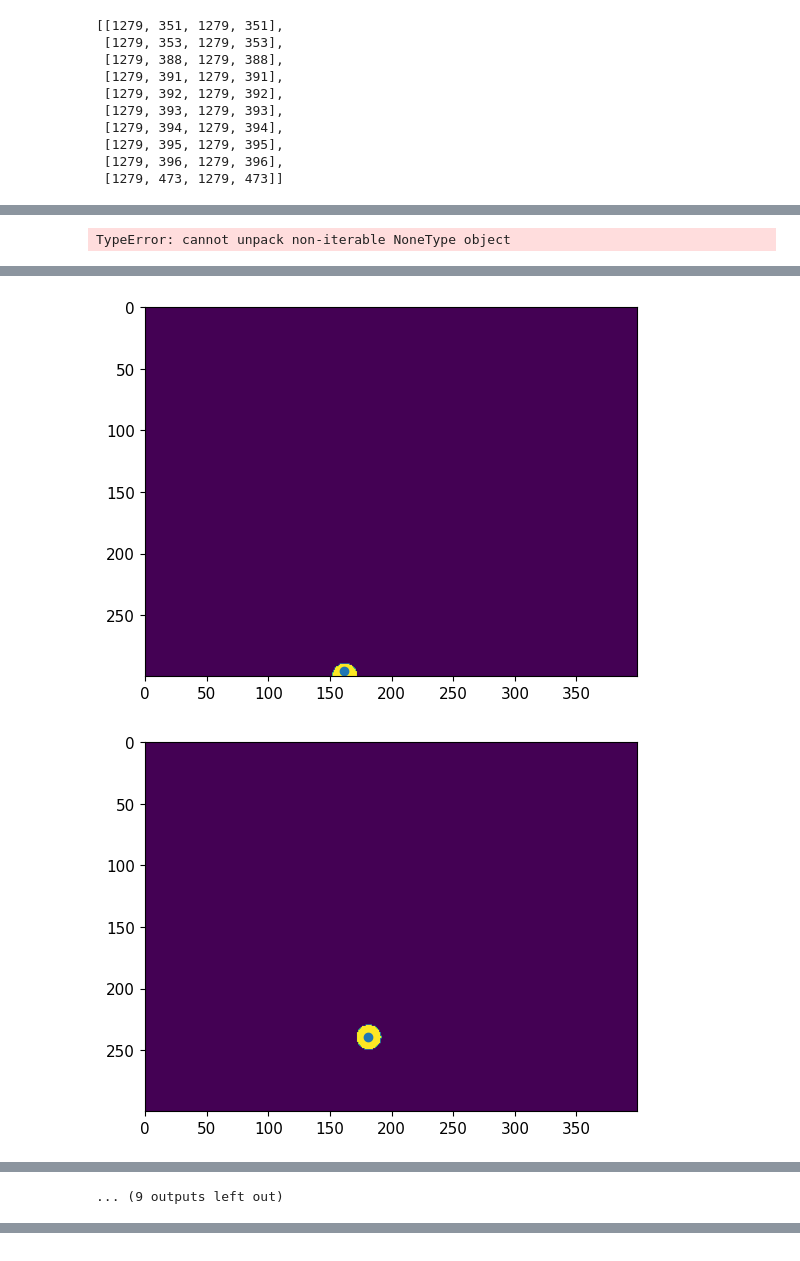
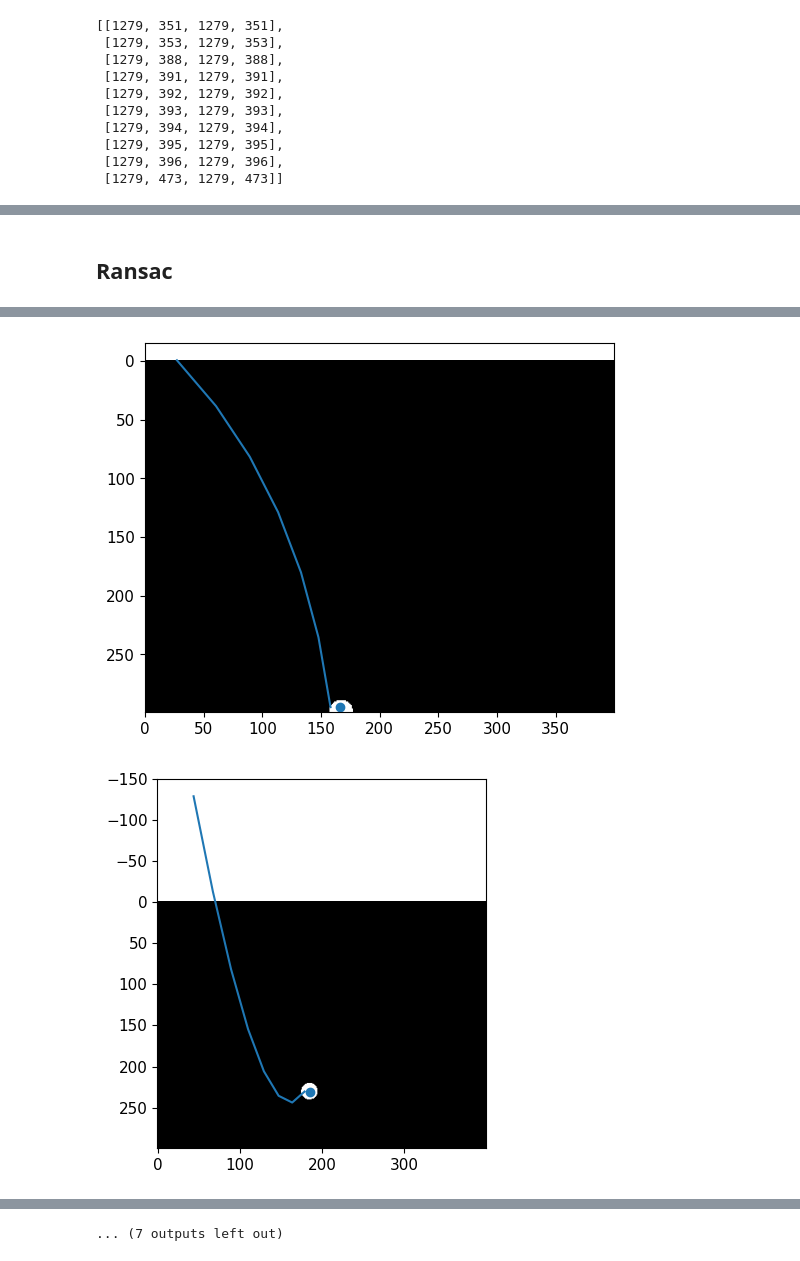
Before and after one commit to sivaturi68/cs482-final-proj, a Jupyter notebook: src.ipynb, the cells around one changed output, grey strips where cells are left out. Cells and saved outputs as stored; diff of their text form; code cells hidden in the pictures.

```diff
--- a/src.ipynb
+++ b/src.ipynb
@@ -449,16 +439,30 @@ for i in range(25):
+# %% [markdown]
+## Ransac
 # %%
+from scipy.linalg import solve
+
 def get_quad_eq(x1, y1, x2, y2, x3, y3):
     '''
     Adapted and modifed to get the unknowns for defining a parabola:
     http://stackoverflow.com/questions/717762/how-to-calculate-the-vertex-of-a-parabola-given-three-points
     '''
 
-    denom = (x1-x2) * (x1-x3) * (x2-x3);
-    A     = (x3 * (y2-y1) + x2 * (y1-y3) + x1 * (y3-y2)) / denom;
-    B     = (x3*x3 * (y1-y2) + x2*x2 * (y3-y1) + x1*x1 * (y2-y3)) / denom;
-    C     = (x2 * x3 * (x2-x3) * y1+x3 * x1 * (x3-x1) * y2+x1 * x2 * (x1-x2) * y3) / denom;
+    # denom = (x1-x2) * (x1-x3) * (x2-x3)
+    # A     = (x3 * (y2-y1) + x2 * (y1-y3) + x1 * (y3-y2)) / denom
+    # B     = (x3*x3 * (y1-y2) + x2*x2 * (y3-y1) + x1*x1 * (y2-y3)) / denom
+    # C     = (x2 * x3 * (x2-x3) * y1+x3 * x1 * (x3-x1) * y2+x1 * x2 * (x1-x2) * y3) / denom
 
-    return A,B,C
+    X = np.array([
+        [x1 ** 2, x1, 1],
+        [x2 ** 2, x2, 1],
+        [x3 ** 2, x3, 1]
+    ])
+
+    y = np.array([y1, y2, y3]).T
+
+    coeffs = solve(X, y)
+
+    return coeffs
 
 def calc_quad(coeffs, x):
     A, B, C = coeffs
@@ -494,20 +498,20 @@ def ransac_linear(xs, ys):
 
     return best_coeffs
 
-def ransac_parabola(xs, ys):
+def ransac_quad(xs, ys):
     points = list(zip(xs, ys))
     best_coeffs = None
     best_score = np.inf
 
     for i in range(100):
-        rand_points = random.choices(points, k=3)
+        rand_points = random.sample(points, k=3)
         A, B, C = get_quad_eq(*np.array(rand_points).flatten())
 
         predicted = np.array([calc_quad((A, B, C), x) for x in xs])
         score = (predicted ** 2 - np.array(ys) ** 2).sum()
 
-        if score < best_score:
-            best_score = score
+        if np.abs(score) < best_score:
+            best_score = np.abs(score)
             best_coeffs = A, B, C
 
     return best_coeffs
@@ -518,23 +522,23 @@ detected_points = []
 for t, frame in enumerate(frames):
     avg = np.mean(np.argwhere(frame != 0), axis=0)
     detected_points.append(avg)
+
     plt.figure()
-    plt.imshow(frame)
+    plt.imshow(frame, cmap='grey')
     plt.scatter([avg[1]], [avg[0]])
 
-    if t < 10:
+    if t < 5:
         continue
 
     ts = np.arange(0, t + 1)
     xs = [x for (x,y) in detected_points]
     ys = [y for (x,y) in detected_points]
 
-    x_coeffs = ransac_linear(ts, xs)
-    y_coeffs = ransac_parabola(ts, ys)
+    x_coeffs = ransac_quad(ts, xs)
+    y_coeffs = ransac_quad(ts, ys)
 
     sample_ts = np.arange(0, 100)
-    predicted_xs = [calc_lin(x_coeffs, t) for t in ts]
+    predicted_xs = [calc_quad(x_coeffs, t) for t in ts]
     predicted_ys = [calc_quad(y_coeffs, t) for t in ts]
-    plt.plot(predicted_xs, predicted_ys)
+    plt.plot(predicted_ys, predicted_xs)
 # %% [output]
-TypeError: cannot unpack non-iterable NoneType object
@@ -547,2 +551,2 @@ TypeError: cannot unpack non-iterable NoneType object
-[figure, old version]
+[figure, new version]
-[figure, old version]
+[figure, new version]
@@ -552 +555,0 @@ TypeError: cannot unpack non-iterable NoneType object
-... (9 outputs left out)
@@ -552,0 +557 @@ TypeError: cannot unpack non-iterable NoneType object
+... (7 outputs left out)
```
Also changed, not shown: parts of 3 cells of this notebook.
